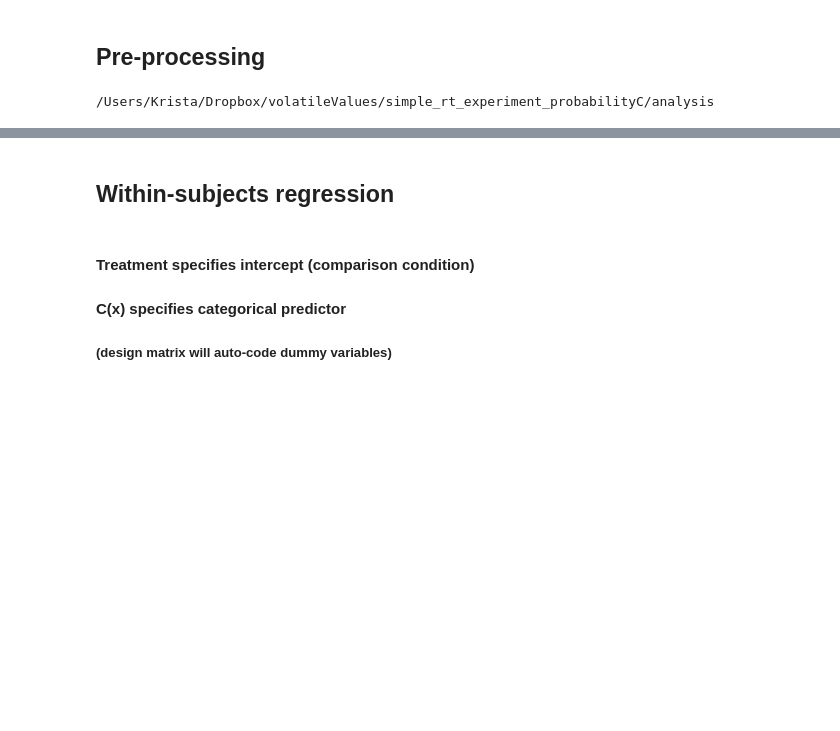
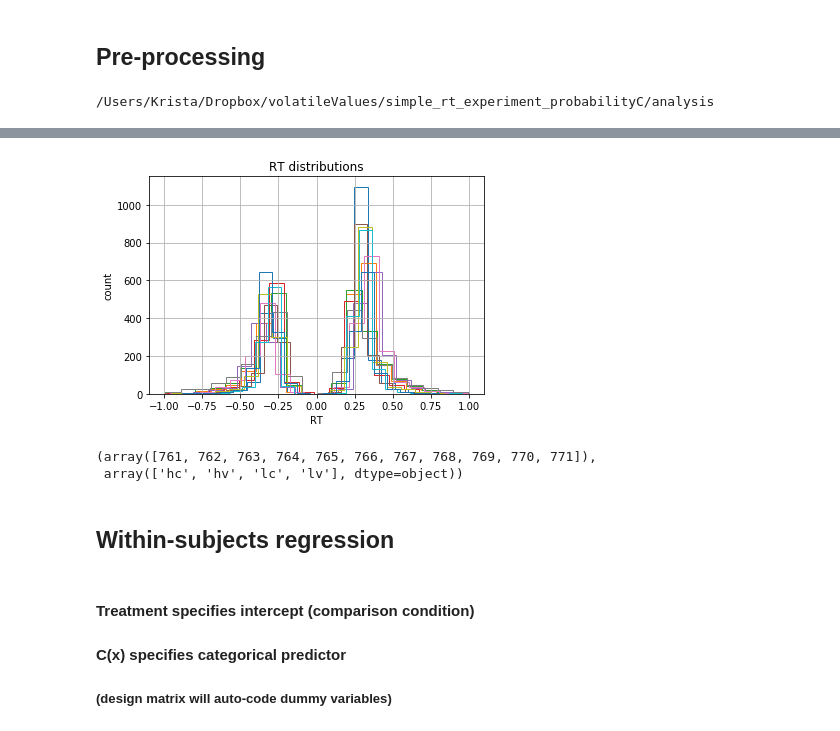
Before and after one commit to kalexandriabond/loki_0, a Jupyter notebook: simple_rt_experiment_probabilityC/analysis/hddm_regression.ipynb, the cells around one changed output, grey strips where cells are left out. Drawn from its saved outputs; the diff is of its cells as text; code cells hidden in the pictures; blank space fills up the shorter version.

```diff
--- a/simple_rt_experiment_probabilityC/analysis/hddm_regression.ipynb
+++ b/simple_rt_experiment_probabilityC/analysis/hddm_regression.ipynb
@@ -3,9 +3,11 @@ import pandas as pd
 import matplotlib.pyplot as plt
 import hddm
 from patsy import dmatrix
+import numpy as np
 # print(hddm.__version__)
 
 %matplotlib inline
+plt.rcParams['figure.figsize'] = 30, 10
 # %% [markdown]
 ## Pre-processing
 # %%
@@ -30,0 +33,7 @@ data.head(10)
+# %%
+data = all_data[['accuracy', 'rt', 'condition', 'ID']]
+data = data.rename(index=str, columns={"accuracy": "response", "ID": "subj_idx", "condition": "stim"})
+# %%
+data.columns = data.columns.str.strip()
+data['stim'] = data['stim'].str.strip()
+data.head()
@@ -31,5 +47,17 @@ data.head(10)
 # %%
 data = hddm.utils.flip_errors(data)
+# %%
+fig = plt.figure()
+ax = fig.add_subplot(111, xlabel='RT', ylabel='count', title='RT distributions')
+for i, subj_data in data.groupby('subj_idx'):
+    subj_data.rt.hist(bins=20, histtype='step', ax=ax)
+# %% [output]
+[figure, added]
+# %%
+np.unique(data.subj_idx), np.unique(data.stim)
+# %% [output]
+(array([761, 762, 763, 764, 765, 766, 767, 768, 769, 770, 771]),
+ array(['hc', 'hv', 'lc', 'lv'], dtype=object))
 # %% [markdown]
 ## Within-subjects regression
 # %% [markdown]
```
Also changed, not shown: parts of 29 cells of this notebook, 24 other files.
